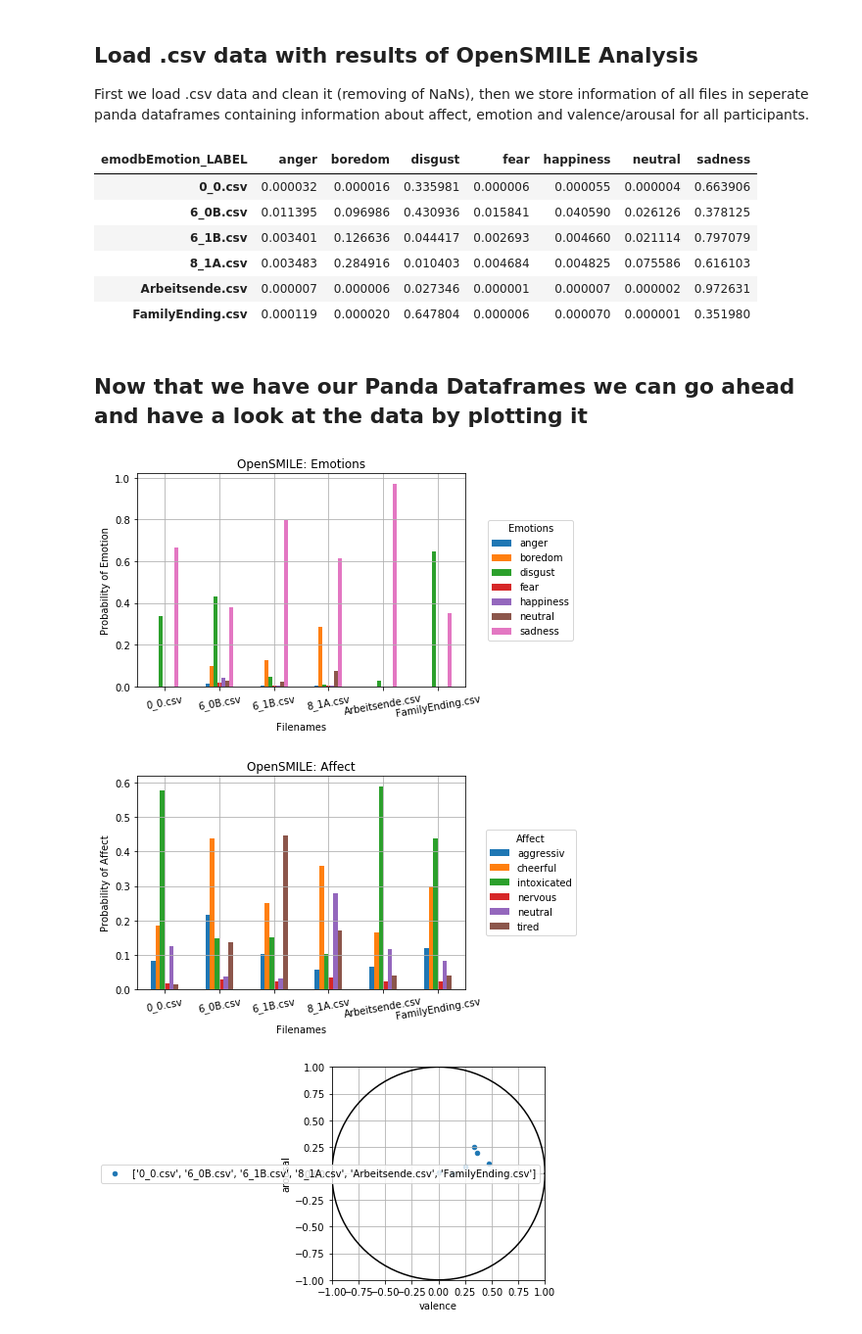
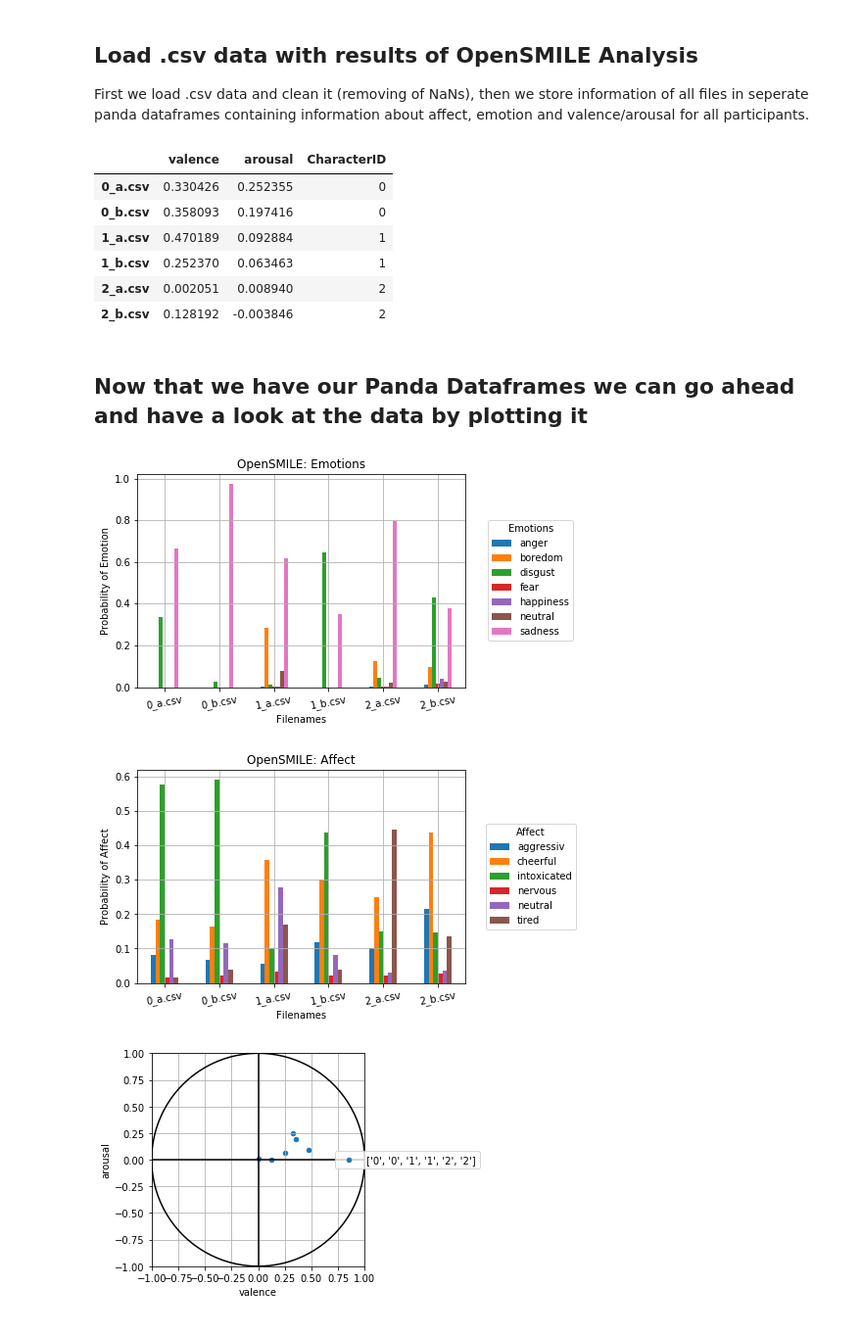
Before and after one commit to EJKraft/MasterThesis, a Jupyter notebook: OpenSMILE Analysis.ipynb, the cells around one changed output. Shown at 98% size. Cells and saved outputs as stored; diff of their text form; code cells hidden in the pictures.

```diff
--- a/OpenSMILE Analysis.ipynb
+++ b/OpenSMILE Analysis.ipynb
@@ -20,8 +21,13 @@ arousal = []
 valence = []
 emotion = []
 affect = []
+characterIDs = []
 
-for i in range(len(filenames)):
+fnames = []
+for x in filenames:
+    fnames.append([x])
+
+for i in range(len(fnames)):
      # data contains all information (arousal, valence, emotion, affect) and we want to save the values of all files in a list
     data = pd.read_csv("OpenSMILE_Data/" + filenames[i])
 
@@ -40,6 +46,7 @@ for i in range(len(filenames)):
     temp_affect = data['abcAffect']
     temp_affect = temp_affect.dropna()
     temp_emotion = data['emodbEmotion']
+    characterIDs.append(fnames[i][0][0])
 
     #Append the temp values to 'global lists'
     emotion.append(temp_emotion.values.tolist())
@@ -53,11 +60,13 @@ for i in range(len(filenames)):
 df_emotion = pd.DataFrame.from_records(emotion)
 df_emotion.index = filenames
 df_emotion.columns = emotion_label
+df_emotion['CharacterID'] = characterIDs
 
 #Now do the same for affect
 df_affect = pd.DataFrame.from_records(affect)
 df_affect.index = filenames
 df_affect.columns = affect_label
+df_affect['CharacterID'] = characterIDs
 
 #For Arousal and Valence, we want to combine these two features so that we can draw a scatter plot in the arousal valence space
 np_ar = np.array(arousal).ravel()
@@ -68,44 +77,58 @@ np_ar_val = np.array([np_ar, np_val])
 df_ar_val = pd.DataFrame.from_records(np_ar_val.T)
 df_ar_val.index = filenames
 df_ar_val.columns = ['valence', 'arousal']
-df_emotion
+df_ar_val['CharacterID'] = characterIDs
+df_ar_val
 # %% [output]
-| emodbEmotion_LABEL | anger | boredom | disgust | fear | happiness | neutral | sadness |
-| 0_0.csv | 0.000032 | 0.000016 | 0.335981 | 0.000006 | 0.000055 | 0.000004 | 0.663906 |
-| 6_0B.csv | 0.011395 | 0.096986 | 0.430936 | 0.015841 | 0.040590 | 0.026126 | 0.378125 |
-| 6_1B.csv | 0.003401 | 0.126636 | 0.044417 | 0.002693 | 0.004660 | 0.021114 | 0.797079 |
-| 8_1A.csv | 0.003483 | 0.284916 | 0.010403 | 0.004684 | 0.004825 | 0.075586 | 0.616103 |
-| Arbeitsende.csv | 0.000007 | 0.000006 | 0.027346 | 0.000001 | 0.000007 | 0.000002 | 0.972631 |
-| FamilyEnding.csv | 0.000119 | 0.000020 | 0.647804 | 0.000006 | 0.000070 | 0.000001 | 0.351980 |
+|  | valence | arousal | CharacterID |
+| 0_a.csv | 0.330426 | 0.252355 | 0 |
+| 0_b.csv | 0.358093 | 0.197416 | 0 |
+| 1_a.csv | 0.470189 | 0.092884 | 1 |
+| 1_b.csv | 0.252370 | 0.063463 | 1 |
+| 2_a.csv | 0.002051 | 0.008940 | 2 |
+| 2_b.csv | 0.128192 | -0.003846 | 2 |
 # %% [markdown]
 ## Now that we have our Panda Dataframes we can go ahead and have a look at the data by plotting it
 # %%
 # Start with Emotion
 ax_emo = df_emotion.plot.bar(title = 'OpenSMILE: Emotions', rot = 10) #We set rotation to 10 so that the filenames can be read
 ax_emo.legend(loc = 'center', bbox_to_anchor=(1.2,0.5), title = 'Emotions')
 ax_emo.set_ylabel('Probability of Emotion')
 ax_emo.set_xlabel('Filenames')
 plt.grid(True)
 
 #Same for Affect
 ax_aff = df_affect.plot.bar(title = 'OpenSMILE: Affect', rot = 10)
 ax_aff.legend(loc = 'center', bbox_to_anchor=(1.2,0.5), title = 'Affect')
 ax_aff.set_ylabel('Probability of Affect')
 ax_aff.set_xlabel('Filenames')
 plt.grid(True)
 
 #Now plot Arousal-Valence data in arousal valence space
-ax_ar_val = df_ar_val.plot.scatter(x = 'valence', y = 'arousal', label = filenames)
+
+#Try to get the legen to display the filenames (Not working yet)
+fnames = []
+for x in filenames:
+    fnames.append([x])
+
+ax_ar_val = df_ar_val.plot.scatter(x = 'valence', y = 'arousal', label = characterIDs)
+
 #We want to plot the arousal valence circle so we create values for it
 t = np.linspace(0,np.pi*2,100)
 ax_ar_val.plot(np.cos(t), np.sin(t), linewidth = 1.5, color = 'black')
+ax_ar_val.axvline(0,0,1, c = 'black')
+x_coord = [-1.0,1.0]
+y_coord = [0.0,0.0]
+ax_ar_val.plot(x_coord, y_coord, c = 'black')
+
+#Make Plot pretty
+ax_ar_val.legend(loc = 'center', bbox_to_anchor=(1.2,0.5))
 plt.grid(True)
 plt.xlim(-1.0, 1.0)
 plt.ylim(-1.0, 1.0)
 ax_ar_val.set_aspect('equal')
-#plt.gca().set_aspect("equal")
 plt.locator_params(axis='x',nbins= 9)
 # %% [output]
-[figure, old version]
+[figure, new version]
-[figure, old version]
+[figure, new version]
-[figure, old version]
+[figure, new version]
```
Also changed, not shown: parts of 3 cells of this notebook, 8 other files.
